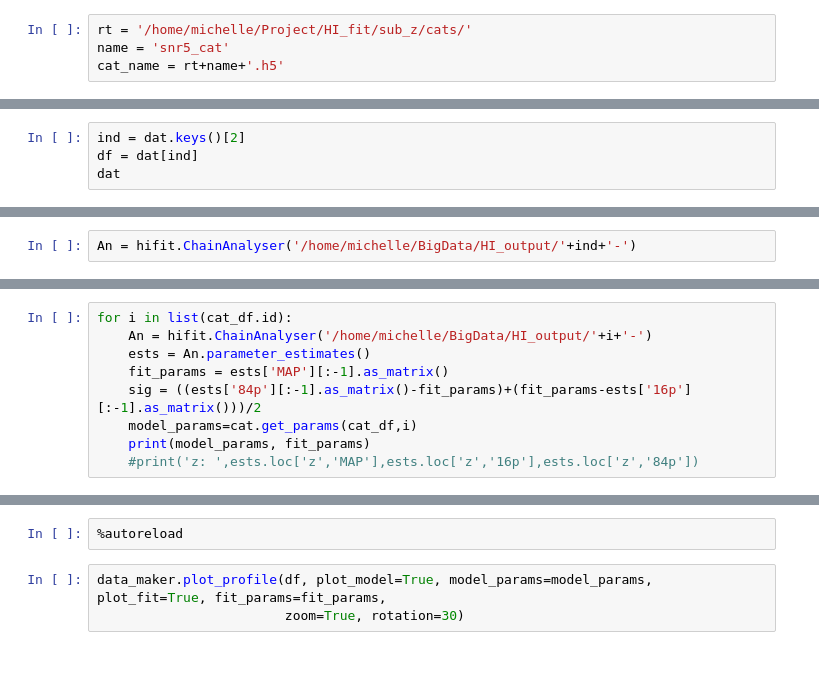
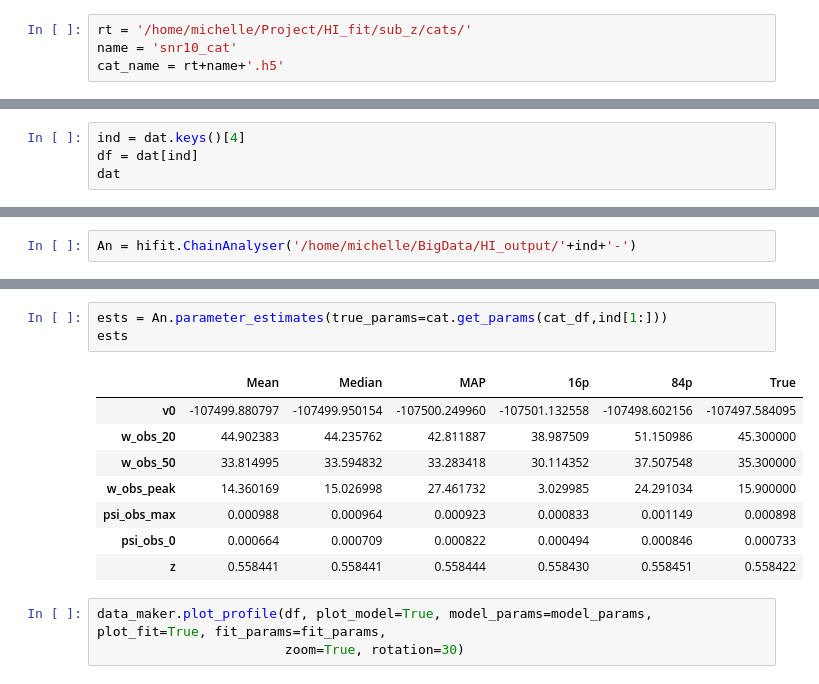
Before and after one commit to MichelleLochner/radio-z, a Jupyter notebook: examples/example.ipynb, the cells around one changed output, grey strips where cells are left out. Cells and saved outputs as stored; diff of their text form.

```diff
--- a/examples/example.ipynb
+++ b/examples/example.ipynb
@@ -9,7 +9,7 @@ import pandas as pd
 Read in the catalogue with the SAX parameters from an HDF5 file
 # %%
 rt = '/home/michelle/Project/HI_fit/sub_z/cats/'
-name = 'snr5_cat'
+name = 'snr10_cat'
 cat_name = rt+name+'.h5'
 # %%
 surv = saxdata.Survey('ska1_band1')
@@ -26,7 +26,7 @@ if make_new_data:
 else:
     dat = pd.HDFStore(rt+name+'_data.hdf5')
 # %%
-ind = dat.keys()[2]
+ind = dat.keys()[4]
 df = dat[ind]
 dat
 # %% [output]
@@ -80,9 +60,0 @@ ests.to
-# %%
-for i in list(cat_df.id):
-    An = hifit.ChainAnalyser('/home/michelle/BigData/HI_output/'+i+'-')
-    ests = An.parameter_estimates()
-    fit_params = ests['MAP'][:-1].as_matrix()
-    sig = ((ests['84p'][:-1].as_matrix()-fit_params)+(fit_params-ests['16p'][:-1].as_matrix()))/2
-    model_params=cat.get_params(cat_df,i)
-    print(model_params, fit_params)
-    #print('z: ',ests.loc['z','MAP'],ests.loc['z','16p'],ests.loc['z','84p'])
@@ -135,5 +61,15 @@ plt.plot(b,p)
-# %%
-%autoreload
+# %%
+ests = An.parameter_estimates(true_params=cat.get_params(cat_df,ind[1:]))
+ests
+# %% [output]
+|  | Mean | Median | MAP | 16p | 84p | True |
+| v0 | -107499.880797 | -107499.950154 | -107500.249960 | -107501.132558 | -107498.602156 | -107497.584095 |
+| w_obs_20 | 44.902383 | 44.235762 | 42.811887 | 38.987509 | 51.150986 | 45.300000 |
+| w_obs_50 | 33.814995 | 33.594832 | 33.283418 | 30.114352 | 37.507548 | 35.300000 |
+| w_obs_peak | 14.360169 | 15.026998 | 27.461732 | 3.029985 | 24.291034 | 15.900000 |
+| psi_obs_max | 0.000988 | 0.000964 | 0.000923 | 0.000833 | 0.001149 | 0.000898 |
+| psi_obs_0 | 0.000664 | 0.000709 | 0.000822 | 0.000494 | 0.000846 | 0.000733 |
+| z | 0.558441 | 0.558441 | 0.558444 | 0.558430 | 0.558451 | 0.558422 |
 # %%
 data_maker.plot_profile(df, plot_model=True, model_params=model_params, plot_fit=True, fit_params=fit_params,
                         zoom=True, rotation=30)
```
Also changed, not shown: parts of 15 cells of this notebook.
